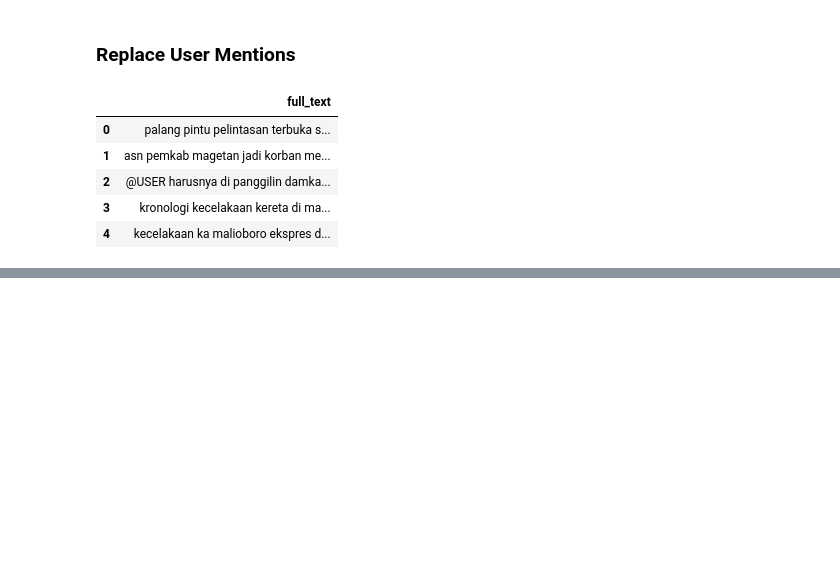
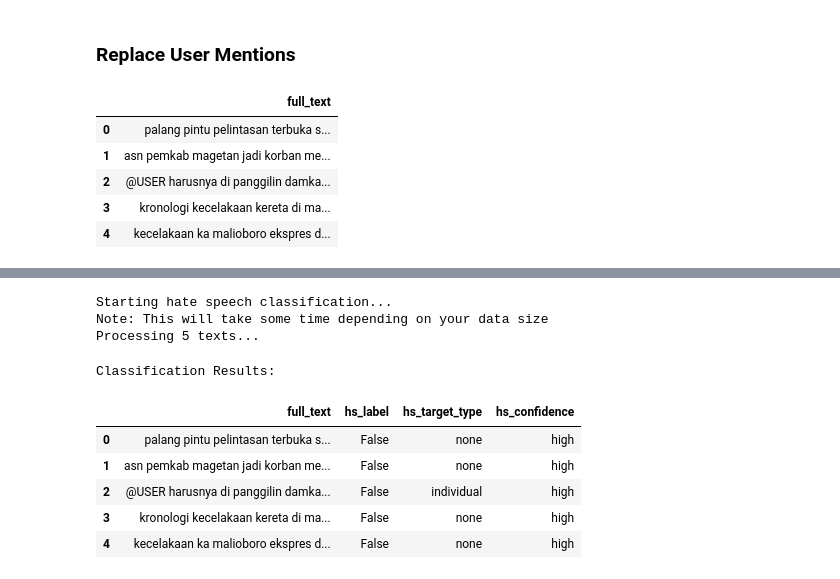
Before and after one commit to raihanhd12/RLS_NLP, a Jupyter notebook: 1_bert.ipynb, the cells around one changed output, grey strips where cells are left out. Saved outputs shown, nothing was run; the diff lists cells and outputs as text; code cells hidden in the pictures; blank space fills up the shorter version.

Commit message:
Refactor Jupyter Notebook for Hate Speech Classification and Update Requirements

```diff
--- a/1_bert.ipynb
+++ b/1_bert.ipynb
@@ -199,0 +306,67 @@ display_fullscreen_wrap(data.head())
+# %%
+# Add this as another new cell to process all data
+
+
+def process_hate_speech_classification(df, batch_size=10):
+    """
+    Process all texts in the dataframe for hate speech classification
+    """
+    results = []
+
+    print(f"Processing {len(df)} texts...")
+
+    for i in tqdm(range(0, len(df), batch_size)):
+        batch = df.iloc[i : i + batch_size]
+
+        for idx, row in batch.iterrows():
+            text = str(row["full_text"])
+
+            # Skip very short texts
+            if len(text.strip()) < 10:
+                result = {
+                    "is_hate_speech": False,
+                    "target_type": "none",
+                    "confidence": "low",
+                    "reasoning": "Text too short",
+                }
+            else:
+                result = classify_hate_speech_with_ollama(text)
+
+            results.append(result)
+
+            # Small delay to avoid overwhelming the API
+            time.sleep(0.5)
+
+    return results
+
+
+# Process the classification (start with a small subset for testing)
+print("Starting hate speech classification...")
+print("Note: This will take some time depending on your data size")
+
+# Test with first 5 rows first
+test_data = data.head(5).copy()
+classifications = process_hate_speech_classification(test_data)
+
+# Add results to dataframe
+test_data["hs_label"] = [result["is_hate_speech"] for result in classifications]
+test_data["hs_target_type"] = [result["target_type"] for result in classifications]
+test_data["hs_confidence"] = [result["confidence"] for result in classifications]
+test_data["hs_reasoning"] = [result["reasoning"] for result in classifications]
+
+# Display results
+print("\nClassification Results:")
+display_fullscreen_wrap(
+    test_data[["full_text", "hs_label", "hs_target_type", "hs_confidence"]]
+)
+# %% [output]
+Starting hate speech classification...
+Note: This will take some time depending on your data size
+Processing 5 texts...
+Classification Results:
+|  | full_text | hs_label | hs_target_type | hs_confidence |
+| 0 | palang pintu pelintasan terbuka s... | False | none | high |
+| 1 | asn pemkab magetan jadi korban me... | False | none | high |
+| 2 | @USER harusnya di panggilin damka... | False | individual | high |
+| 3 | kronologi kecelakaan kereta di ma... | False | none | high |
+| 4 | kecelakaan ka malioboro ekspres d... | False | none | high |
```
Also changed, not shown: parts of 3 cells of this notebook, 1 other file.
